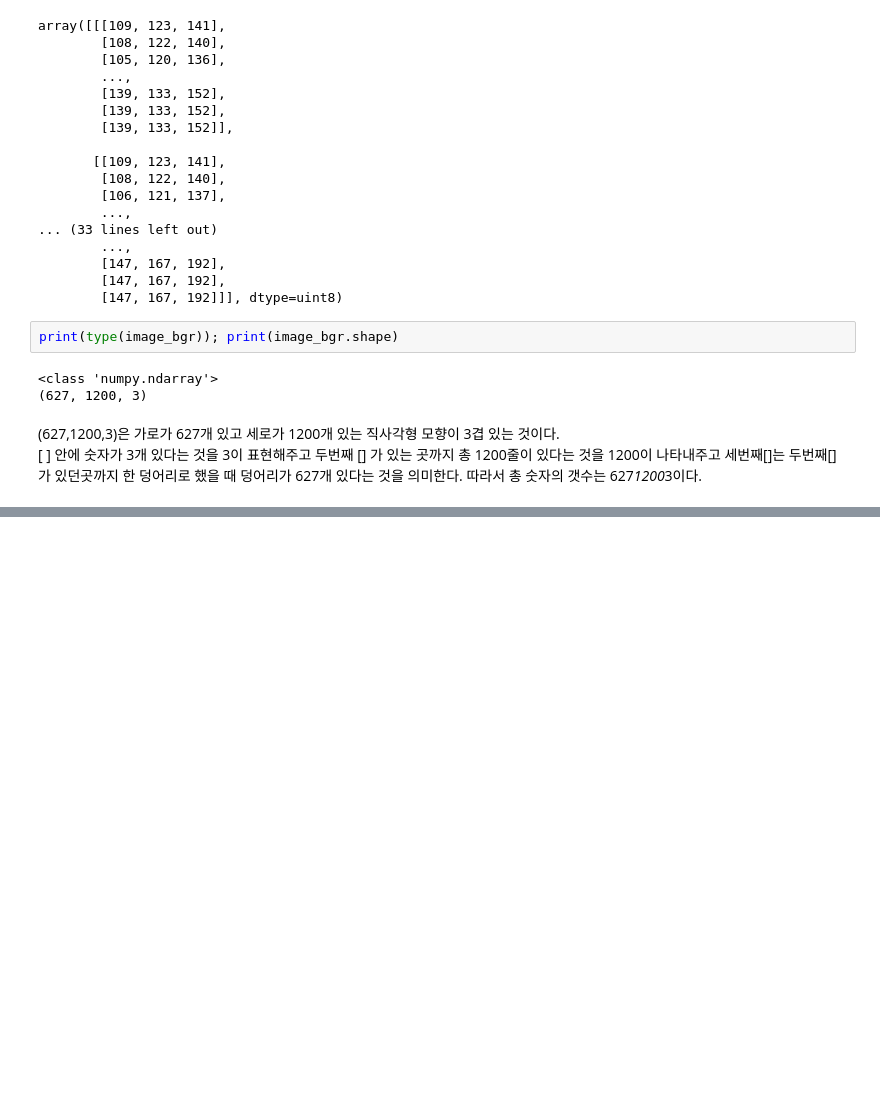
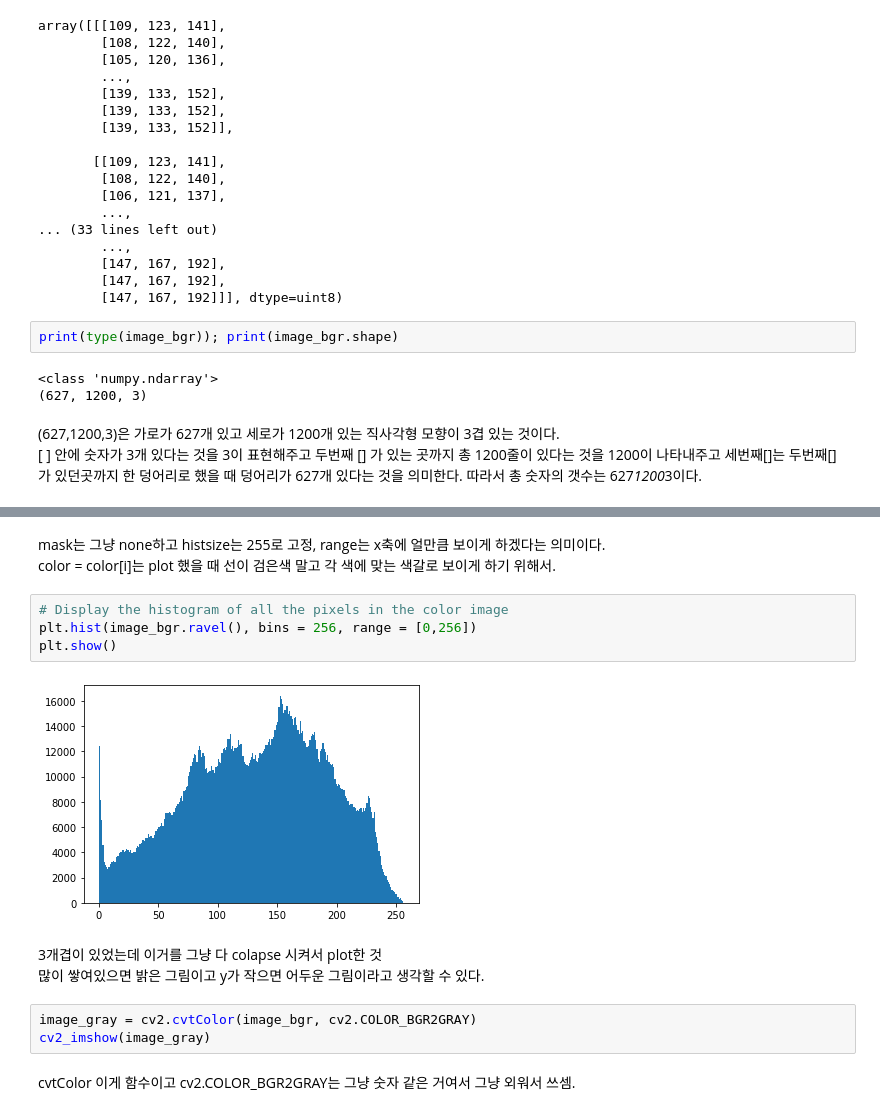
Before and after one commit to jinsu1214/class2022spring, a Jupyter notebook: 20220316.ipynb, the cells around one changed output, grey strips where cells are left out. Drawn from its saved outputs; the diff is of its cells as text; blank space fills up the shorter version.

```diff
--- a/20220316.ipynb
+++ b/20220316.ipynb
@@ -1029,0 +1060,17 @@ print(type(image_bgr)); print(image_bgr.shape)
+# %% [markdown]
+mask는 그냥 none하고 histsize는 255로 고정, range는 x축에 얼만큼 보이게 하겠다는 의미이다.
+color = color[i]는 plot 했을 때 선이 검은색 말고 각 색에 맞는 색갈로 보이게 하기 위해서.
+# %%
+# Display the histogram of all the pixels in the color image
+plt.hist(image_bgr.ravel(), bins = 256, range = [0,256])
+plt.show()
+# %% [output]
+[figure, added]
+# %% [markdown]
+3개겹이 있었는데 이거를 그냥 다 colapse 시켜서 plot한 것
+많이 쌓여있으면 밝은 그림이고 y가 작으면 어두운 그림이라고 생각할 수 있다.
+# %%
+image_gray = cv2.cvtColor(image_bgr, cv2.COLOR_BGR2GRAY)
+cv2_imshow(image_gray)
+# %% [markdown]
+cvtColor 이게 함수이고 cv2.COLOR_BGR2GRAY는 그냥 숫자 같은 거여서 그냥 외워서 쓰셈.
```
Also changed, not shown: parts of 7 cells of this notebook.
